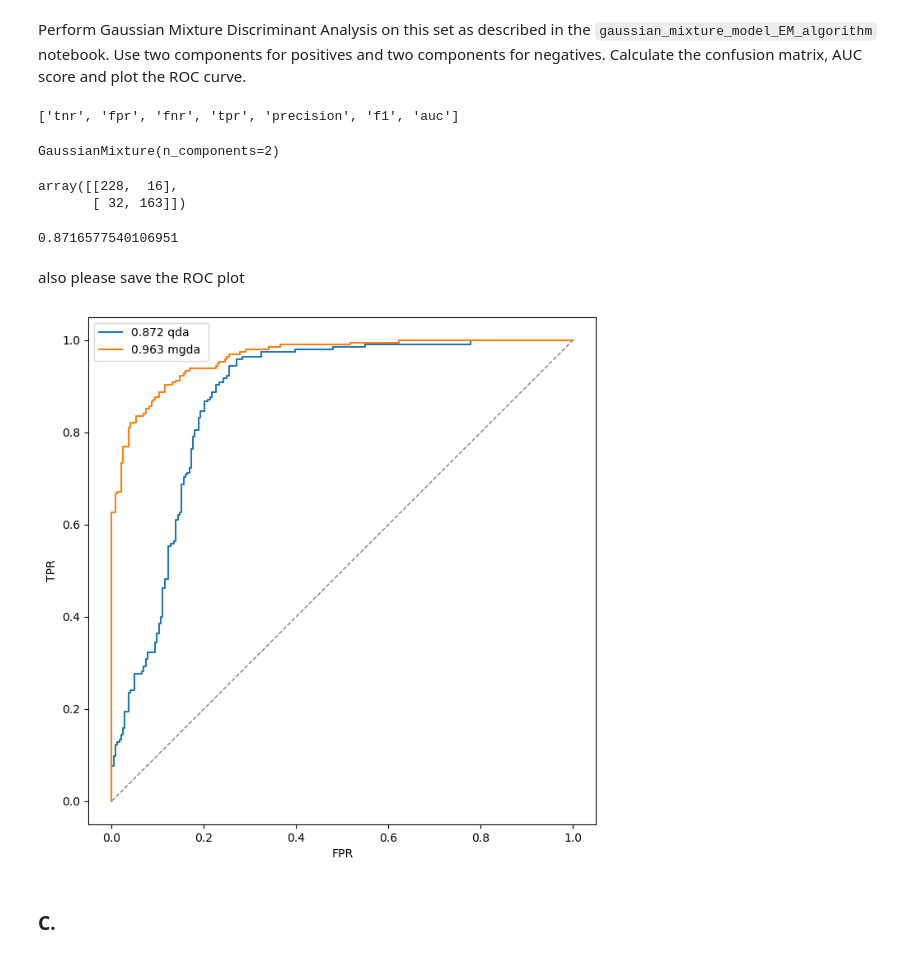
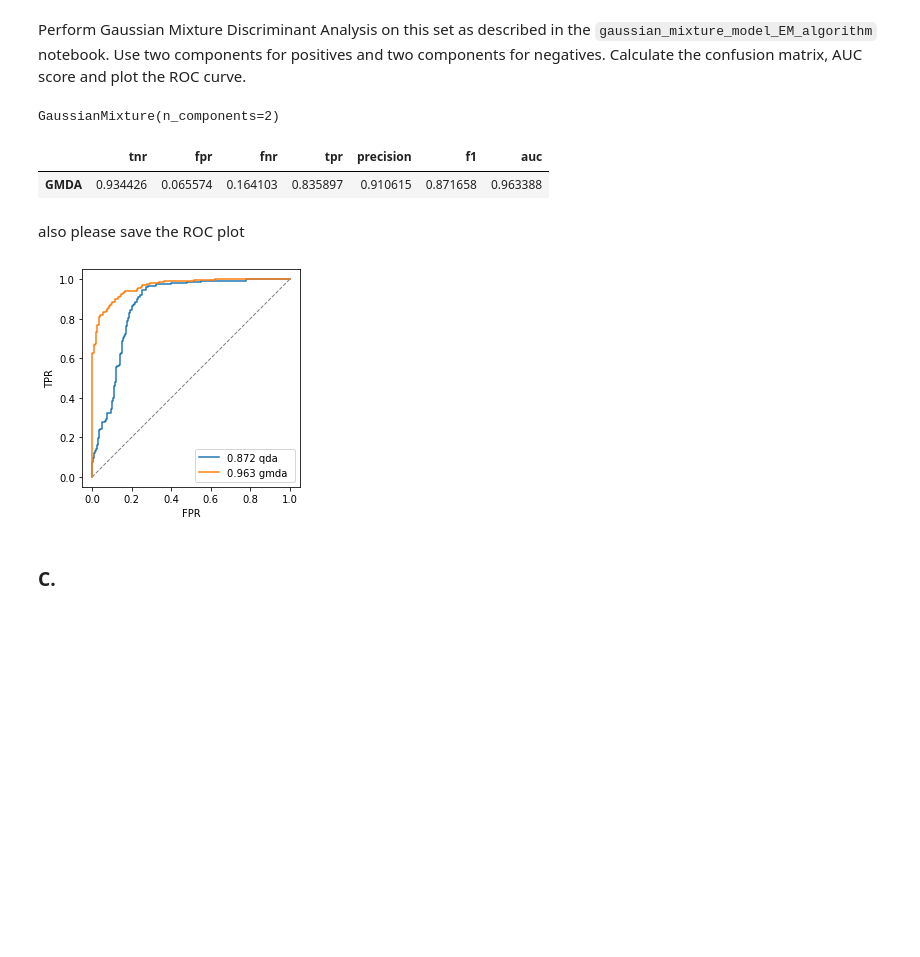
Before and after one commit to Machine-Learning-Gwinner-Rymut/MachineLearning, a Jupyter notebook: Assignments/Banknotes/banknotes.ipynb, the cells around one changed output. Cells and saved outputs as stored; diff of their text form; code cells hidden in the pictures; blank space fills up the shorter version.

```diff
--- a/Assignments/Banknotes/banknotes.ipynb
+++ b/Assignments/Banknotes/banknotes.ipynb
@@ -66,10 +92,6 @@ sb.glue('A_ROC',fig, "display", display=True);
 ### B.
 # %% [markdown]
 Perform Gaussian Mixture Discriminant Analysis on this set as described in the `gaussian_mixture_model_EM_algorithm` notebook. Use two components for positives and two components for negatives. Calculate the confusion matrix, AUC score and plot the ROC curve.
-# %%
-sb.glue('B_scores',['tnr', 'fpr', 'fnr', 'tpr', 'precision', 'f1', 'auc'], display=True)
-# %% [output]
-['tnr', 'fpr', 'fnr', 'tpr', 'precision', 'f1', 'auc']
 # %%
 train_r = data_train[data_train['counterfeit']==0].loc[:,'a1':'a3']
 train_c = data_train[data_train['counterfeit']==1].loc[:,'a1':'a3']
@@ -114,26 +136,23 @@ def make_predict_proba(cmp0, cmp1, pi0=0.5, pi1=.5):
     return p
 # %%
 mgda = make_predict_proba(gm_r, gm_c, pi1=0.44)
-mgda_test_proba = mgda(data_test.loc[:, 'a1':'a3'])
+mgda_test_proba = mgda(data_test_input)
-# %%
-confusion_matrix(data_test['counterfeit'], mgda_test_proba>0.5)
-# %% [output]
-array([[228,  16],
-       [ 32, 163]])
-# %%
-f1_score(data_test['counterfeit'], mgda_test_proba>0.5)
-# %% [output]
-0.8716577540106951
+# %%
+gmda, gmda_fprs, gmda_tprs, gmda_thds = scores('GMDA', mgda_test_proba, data_test_labels)
+sb.glue('B_scores', gmda, display=True)
+# %% [output]
+|  | tnr | fpr | fnr | tpr | precision | f1 | auc |
+| GMDA | 0.934426 | 0.065574 | 0.164103 | 0.835897 | 0.910615 | 0.871658 | 0.963388 |
 # %% [markdown]
 also please save the ROC plot
-# %%
-fig, ax = roc_plot()
-add_roc_curve(data_test['counterfeit'], test_proba, name='qda', ax=ax)
-add_roc_curve(data_test['counterfeit'], mgda_test_proba, name='mgda', ax=ax)
-ax.legend()
-sb.glue('B_ROC',fig, "display", display=True);
-# %% [output]
-[figure, removed]
+# %%
+fig, ax = prepare_plot()
+ax.plot(qda_fprs, qda_tprs, label="{1:5.3f} {0:s} ".format('qda', qda['auc'][0]))
+ax.plot(gmda_fprs, gmda_tprs, label="{1:5.3f} {0:s} ".format('gmda', gmda['auc'][0]))
+ax.legend()
+sb.glue('B_ROC',fig, "display", display=False)
+# %% [output]
+[figure, added]
 # %% [markdown]
 ### C.
 # %% [markdown]
```
Also changed, not shown: parts of 27 cells of this notebook.
